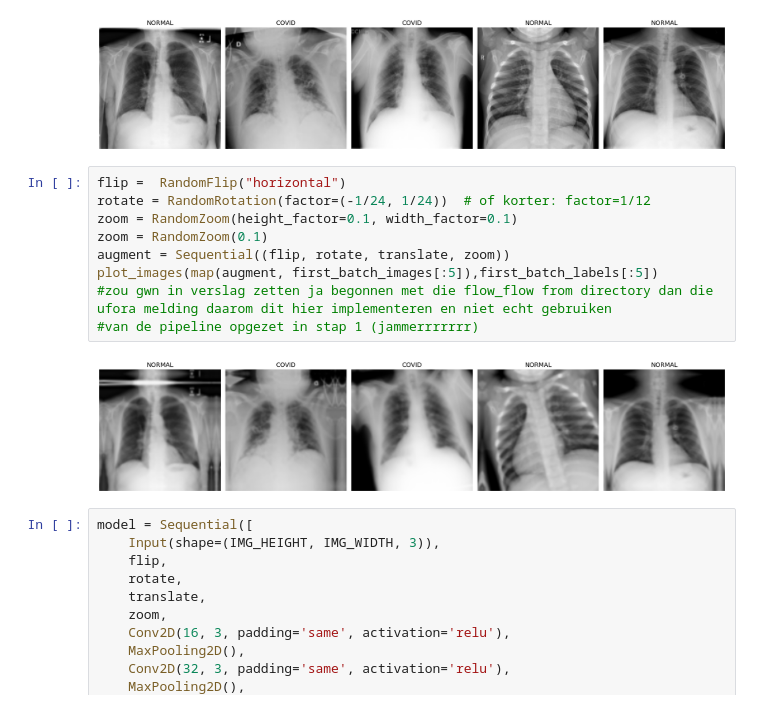
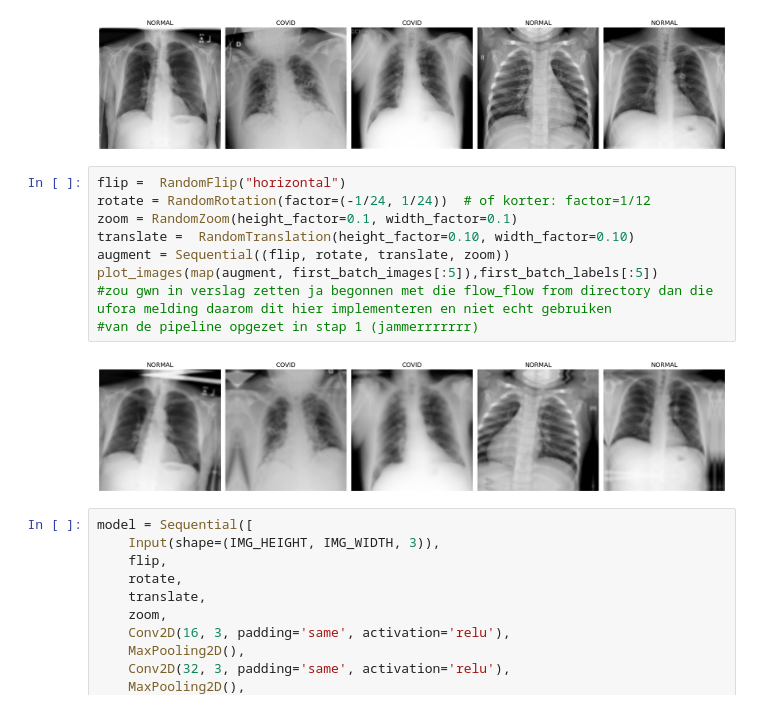
Before and after one commit to rogoemin/projectAI, a Jupyter notebook: baseline(2) - Copy.ipynb, the cells around one changed output. Saved outputs shown, nothing was run; the diff lists cells and outputs as text.

```diff
--- a/baseline(2) - Copy.ipynb
+++ b/baseline(2) - Copy.ipynb
@@ -116,14 +116,14 @@ plot_images(first_batch_images[:5], first_batch_labels[:5])
 # %%
 flip =  RandomFlip("horizontal")
 rotate = RandomRotation(factor=(-1/24, 1/24))  # of korter: factor=1/12
 zoom = RandomZoom(height_factor=0.1, width_factor=0.1)
-zoom = RandomZoom(0.1)
+translate =  RandomTranslation(height_factor=0.10, width_factor=0.10)
 augment = Sequential((flip, rotate, translate, zoom))
 plot_images(map(augment, first_batch_images[:5]),first_batch_labels[:5])
 #zou gwn in verslag zetten ja begonnen met die flow_flow from directory dan die ufora melding daarom dit hier implementeren en niet echt gebruiken
 #van de pipeline opgezet in stap 1 (jammerrrrrrr)
 # %% [output]
-[figure, old version]
+[figure, new version]
 # %%
 model = Sequential([
     Input(shape=(IMG_HEIGHT, IMG_WIDTH, 3)),
```
Also changed, not shown: parts of 11 cells of this notebook.
